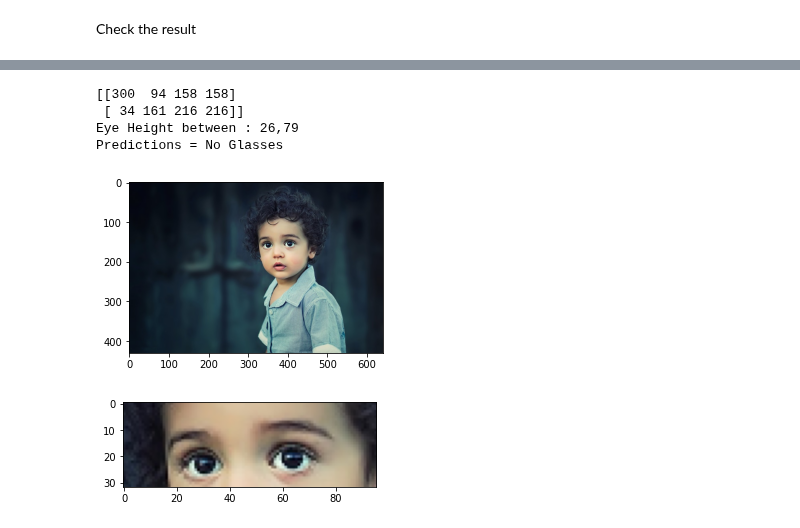
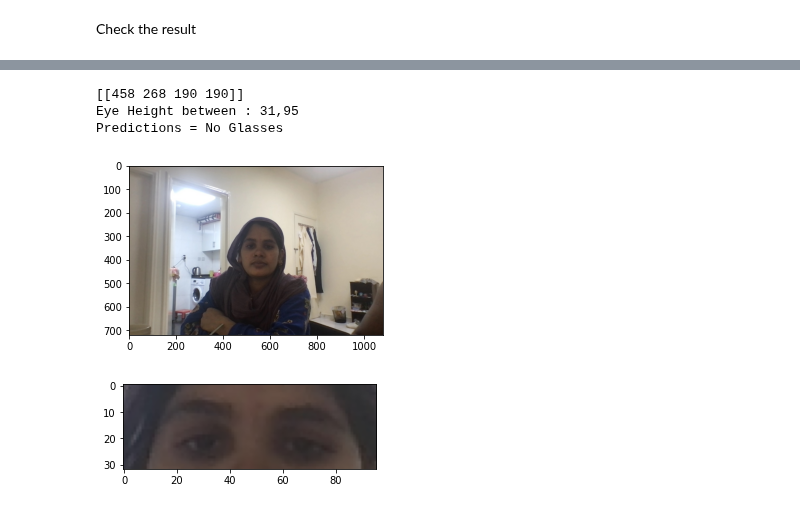
Before and after one commit to DastanIqbal/LearnOpenCV, a Jupyter notebook: src/OpenCV/week8/2-eyeGlassClassifier/eyeGlassClassifier.ipynb, the cells around one changed output, grey strips where cells are left out. Saved outputs shown, nothing was run; the diff lists cells and outputs as text; code cells hidden in the pictures.

```diff
--- a/src/OpenCV/week8/2-eyeGlassClassifier/eyeGlassClassifier.ipynb
+++ b/src/OpenCV/week8/2-eyeGlassClassifier/eyeGlassClassifier.ipynb
@@ -166,22 +167,22 @@ Prediction = With Glasses
 # %%
 filename = DATA_PATH + "images/glassesDataset/no_glasses1.jpg"
+filename = "/Users/admin/Pictures/noGlasses.jpg"
 testImage = cv.imread(filename)
 cropped = getCroppedEyeRegion(testImage)
 testHog = computeHog(hog, np.array([cropped]))
 testFeatures = prepareData(testHog)
 predictions = svmPredict(savedModel, testFeatures)
 print("Predictions = {}".format(predications2Lable[int(predictions[0])]))
 
 plt.subplot(121);
 plt.imshow(testImage[..., ::-1]);
 plt.show()
 plt.subplot(122);
 plt.imshow(cropped[..., ::-1]);
 plt.show()
 # %% [output]
-[[300  94 158 158]
- [ 34 161 216 216]]
-Eye Height between : 26,79
+[[458 268 190 190]]
+Eye Height between : 31,95
 Predictions = No Glasses
-[figure, old version]
+[figure, new version]
-[figure, old version]
+[figure, new version]
```
Also changed, not shown: parts of 2 cells of this notebook, 3 other files.
